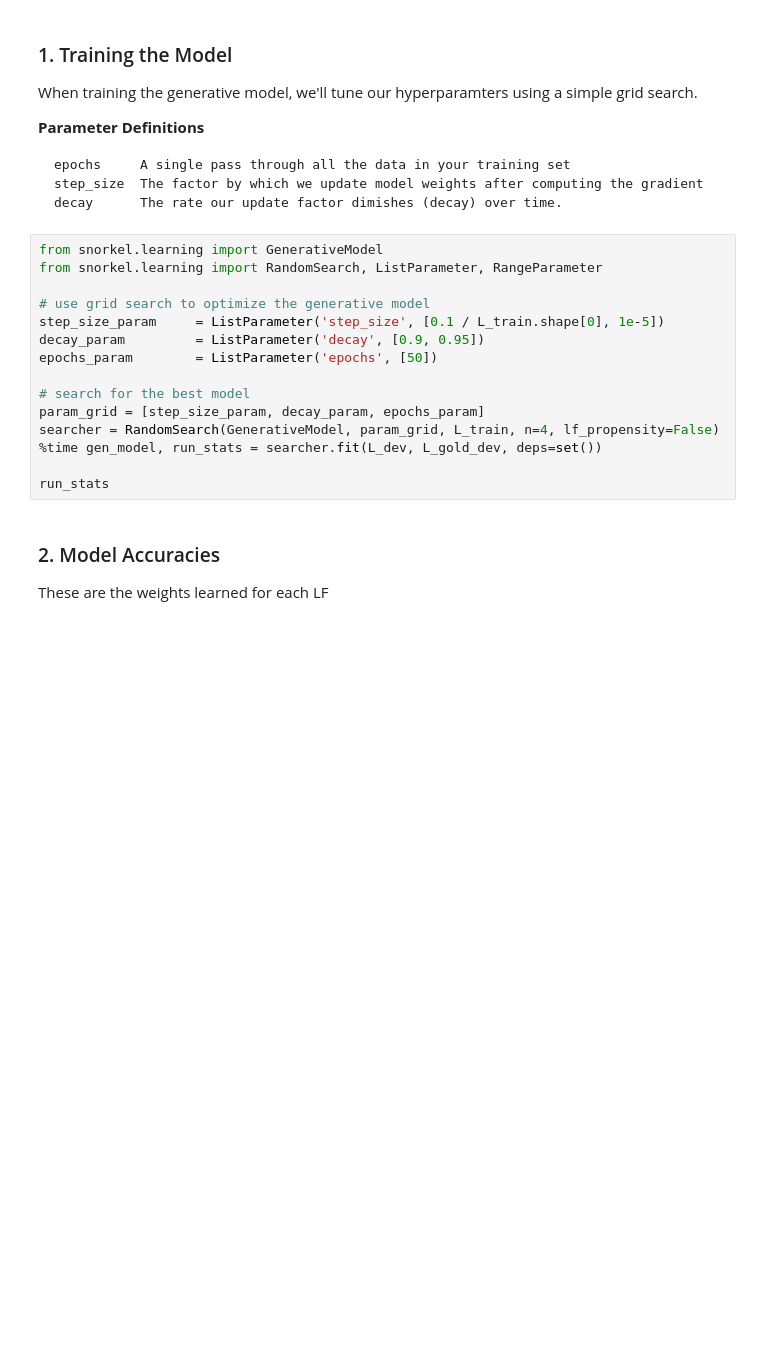
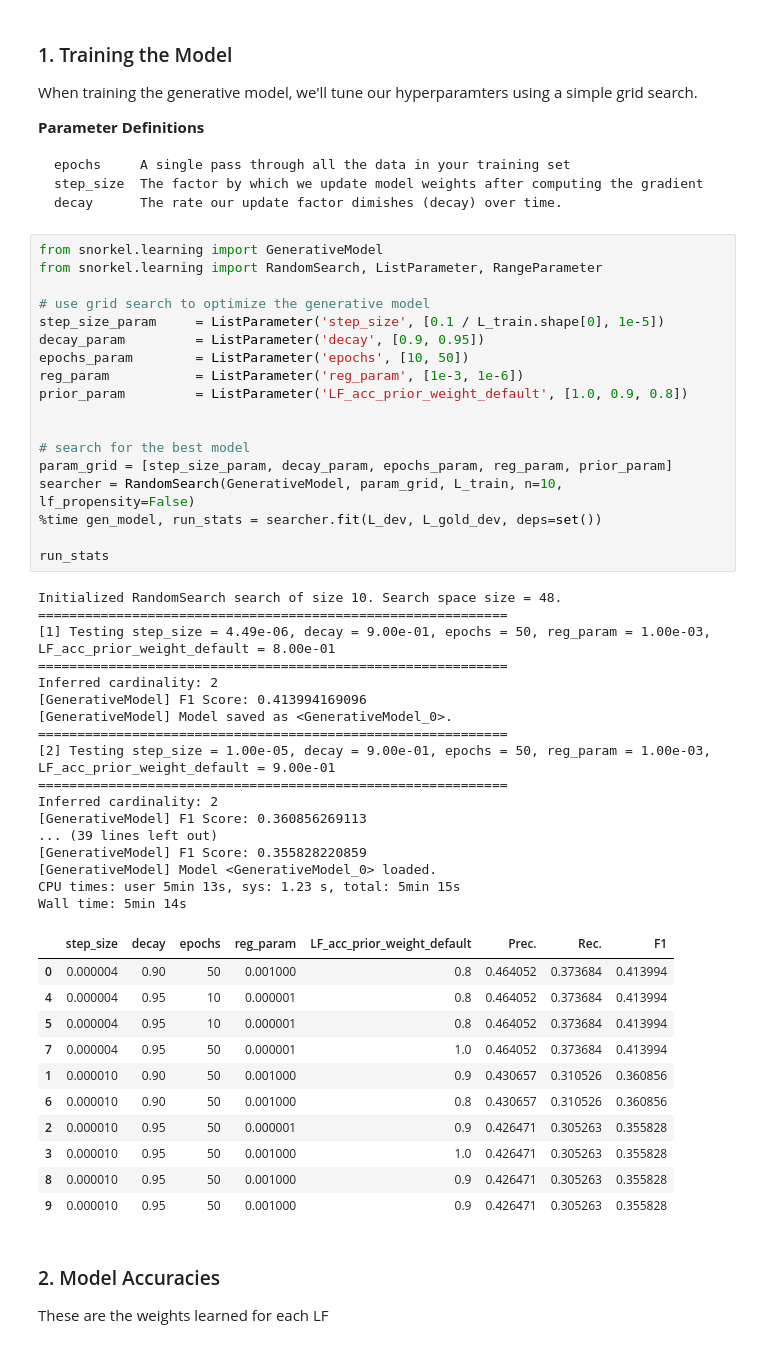
Before and after one commit to zizai/snorkel, a Jupyter notebook: tutorials/workshop/Workshop_3_Generative_Model_Training.ipynb, the cells around one changed output. Cells and saved outputs as stored; diff of their text form; blank space fills up the shorter version.

```diff
--- a/tutorials/workshop/Workshop_3_Generative_Model_Training.ipynb
+++ b/tutorials/workshop/Workshop_3_Generative_Model_Training.ipynb
@@ -65,18 +70,50 @@ When training the generative model, we'll tune our hyperparamters using a simple
 # %%
 from snorkel.learning import GenerativeModel
 from snorkel.learning import RandomSearch, ListParameter, RangeParameter
 
 # use grid search to optimize the generative model
 step_size_param     = ListParameter('step_size', [0.1 / L_train.shape[0], 1e-5])
 decay_param         = ListParameter('decay', [0.9, 0.95])
-epochs_param        = ListParameter('epochs', [50])
+epochs_param        = ListParameter('epochs', [10, 50])
+reg_param           = ListParameter('reg_param', [1e-3, 1e-6])
+prior_param         = ListParameter('LF_acc_prior_weight_default', [1.0, 0.9, 0.8])
+
 
 # search for the best model
-param_grid = [step_size_param, decay_param, epochs_param]
-searcher = RandomSearch(GenerativeModel, param_grid, L_train, n=4, lf_propensity=False)
+param_grid = [step_size_param, decay_param, epochs_param, reg_param, prior_param]
+searcher = RandomSearch(GenerativeModel, param_grid, L_train, n=10, lf_propensity=False)
 %time gen_model, run_stats = searcher.fit(L_dev, L_gold_dev, deps=set())
 
 run_stats
+# %% [output]
+Initialized RandomSearch search of size 10. Search space size = 48.
+============================================================
+[1] Testing step_size = 4.49e-06, decay = 9.00e-01, epochs = 50, reg_param = 1.00e-03, LF_acc_prior_weight_default = 8.00e-01
+============================================================
+Inferred cardinality: 2
+[GenerativeModel] F1 Score: 0.413994169096
+[GenerativeModel] Model saved as <GenerativeModel_0>.
+============================================================
+[2] Testing step_size = 1.00e-05, decay = 9.00e-01, epochs = 50, reg_param = 1.00e-03, LF_acc_prior_weight_default = 9.00e-01
+============================================================
+Inferred cardinality: 2
+[GenerativeModel] F1 Score: 0.360856269113
+... (39 lines left out)
+[GenerativeModel] F1 Score: 0.355828220859
+[GenerativeModel] Model <GenerativeModel_0> loaded.
+CPU times: user 5min 13s, sys: 1.23 s, total: 5min 15s
+Wall time: 5min 14s
+|  | step_size | decay | epochs | reg_param | LF_acc_prior_weight_default | Prec. | Rec. | F1 |
+| 0 | 0.000004 | 0.90 | 50 | 0.001000 | 0.8 | 0.464052 | 0.373684 | 0.413994 |
+| 4 | 0.000004 | 0.95 | 10 | 0.000001 | 0.8 | 0.464052 | 0.373684 | 0.413994 |
+| 5 | 0.000004 | 0.95 | 10 | 0.000001 | 0.8 | 0.464052 | 0.373684 | 0.413994 |
+| 7 | 0.000004 | 0.95 | 50 | 0.000001 | 1.0 | 0.464052 | 0.373684 | 0.413994 |
+| 1 | 0.000010 | 0.90 | 50 | 0.001000 | 0.9 | 0.430657 | 0.310526 | 0.360856 |
+| 6 | 0.000010 | 0.90 | 50 | 0.001000 | 0.8 | 0.430657 | 0.310526 | 0.360856 |
+| 2 | 0.000010 | 0.95 | 50 | 0.000001 | 0.9 | 0.426471 | 0.305263 | 0.355828 |
+| 3 | 0.000010 | 0.95 | 50 | 0.001000 | 1.0 | 0.426471 | 0.305263 | 0.355828 |
+| 8 | 0.000010 | 0.95 | 50 | 0.001000 | 0.9 | 0.426471 | 0.305263 | 0.355828 |
+| 9 | 0.000010 | 0.95 | 50 | 0.001000 | 0.9 | 0.426471 | 0.305263 | 0.355828 |
 # %% [markdown]
 ### 2. Model Accuracies
 These are the weights learned for each LF
```
Also changed, not shown: parts of 6 cells of this notebook, 5 other files.
